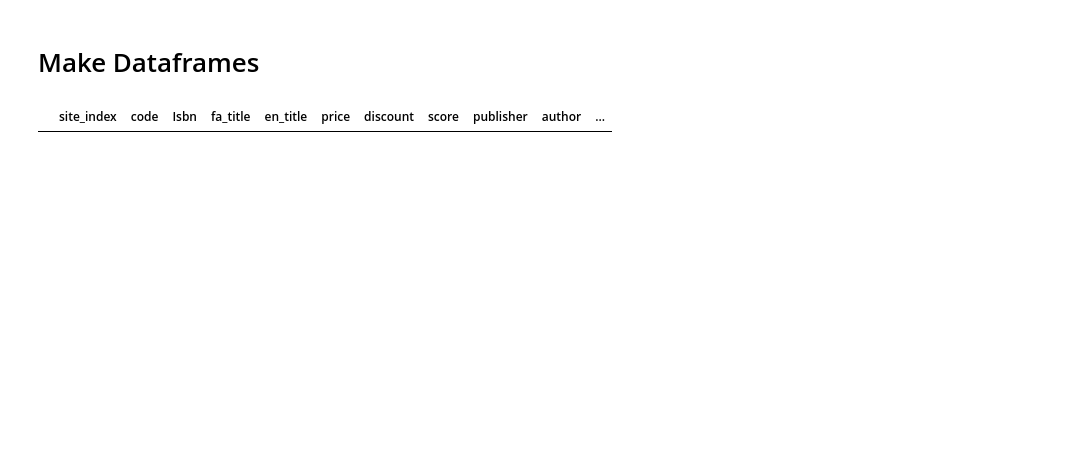
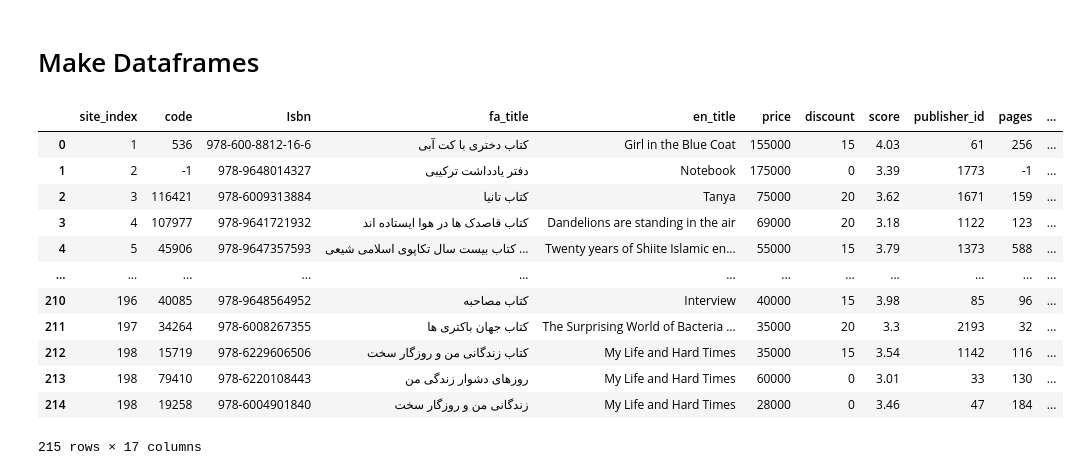
Before and after one commit to sanoooavi/Booktopia, a Jupyter notebook: scrap.ipynb, the cells around one changed output. Drawn from its saved outputs; the diff is of its cells as text; code cells hidden in the pictures; blank space fills up the shorter version.

Commit message:
added price-history-table

```diff
--- a/scrap.ipynb
+++ b/scrap.ipynb
@@ -371,11 +374,23 @@ NameError: name 'book_urls' is not defined
 # %%
 tableOfData = pd.DataFrame(books_data_list,
                            columns=['site_index', 'code', 'Isbn', 'fa_title', 'en_title', 'price', 'discount', 'score',
-                                    'publisher', 'author', 'pages', 'publication_per_date', 'publication_ad_date',
+                                    'publisher_id', 'pages', 'publication_per_date', 'publication_ad_date',
                                     'size', 'cover_material', 'print_series', 'earliest_send_time', 'presence'])
 tableOfData
 # %% [output]
-|  | site_index | code | Isbn | fa_title | en_title | price | discount | score | publisher | author | ... |
+|  | site_index | code | Isbn | fa_title | en_title | price | discount | score | publisher_id | pages | ... |
+| 0 | 1 | 536 | 978-600-8812-16-6 | کتاب دختری با کت آبی | Girl in the Blue Coat | 155000 | 15 | 4.03 | 61 | 256 | ... |
+| 1 | 2 | -1 | 978-9648014327 | دفتر یادداشت ترکیبی | Notebook | 175000 | 0 | 3.39 | 1773 | -1 | ... |
+| 2 | 3 | 116421 | 978-6009313884 | کتاب تانیا | Tanya | 75000 | 20 | 3.62 | 1671 | 159 | ... |
+| 3 | 4 | 107977 | 978-9641721932 | کتاب قاصدک ها در هوا ایستاده اند | Dandelions are standing in the air | 69000 | 20 | 3.18 | 1122 | 123 | ... |
+| 4 | 5 | 45906 | 978-9647357593 | کتاب بیست سال تکاپوی اسلامی شیعی ... | Twenty years of Shiite Islamic en... | 55000 | 15 | 3.79 | 1373 | 588 | ... |
+| ... | ... | ... | ... | ... | ... | ... | ... | ... | ... | ... | ... |
+| 210 | 196 | 40085 | 978-9648564952 | کتاب مصاحبه | Interview | 40000 | 15 | 3.98 | 85 | 96 | ... |
+| 211 | 197 | 34264 | 978-6008267355 | کتاب جهان باکتری ها | The Surprising World of Bacteria ... | 35000 | 20 | 3.3 | 2193 | 32 | ... |
+| 212 | 198 | 15719 | 978-6229606506 | کتاب زندگانی من و روزگار سخت | My Life and Hard Times | 35000 | 15 | 3.54 | 1142 | 116 | ... |
+| 213 | 198 | 79410 | 978-6220108443 | روزهای دشوار زندگی من | My Life and Hard Times | 60000 | 0 | 3.01 | 33 | 130 | ... |
+| 214 | 198 | 19258 | 978-6004901840 | زندگانی من و روزگار سخت | My Life and Hard Times | 28000 | 0 | 3.46 | 47 | 184 | ... |
+215 rows × 17 columns
 # %%
 file_path = "bookData.csv"
 tableOfData.to_csv(file_path, index=False, encoding='utf-8')
```
Also changed, not shown: parts of 9 cells of this notebook, 7 other files.
